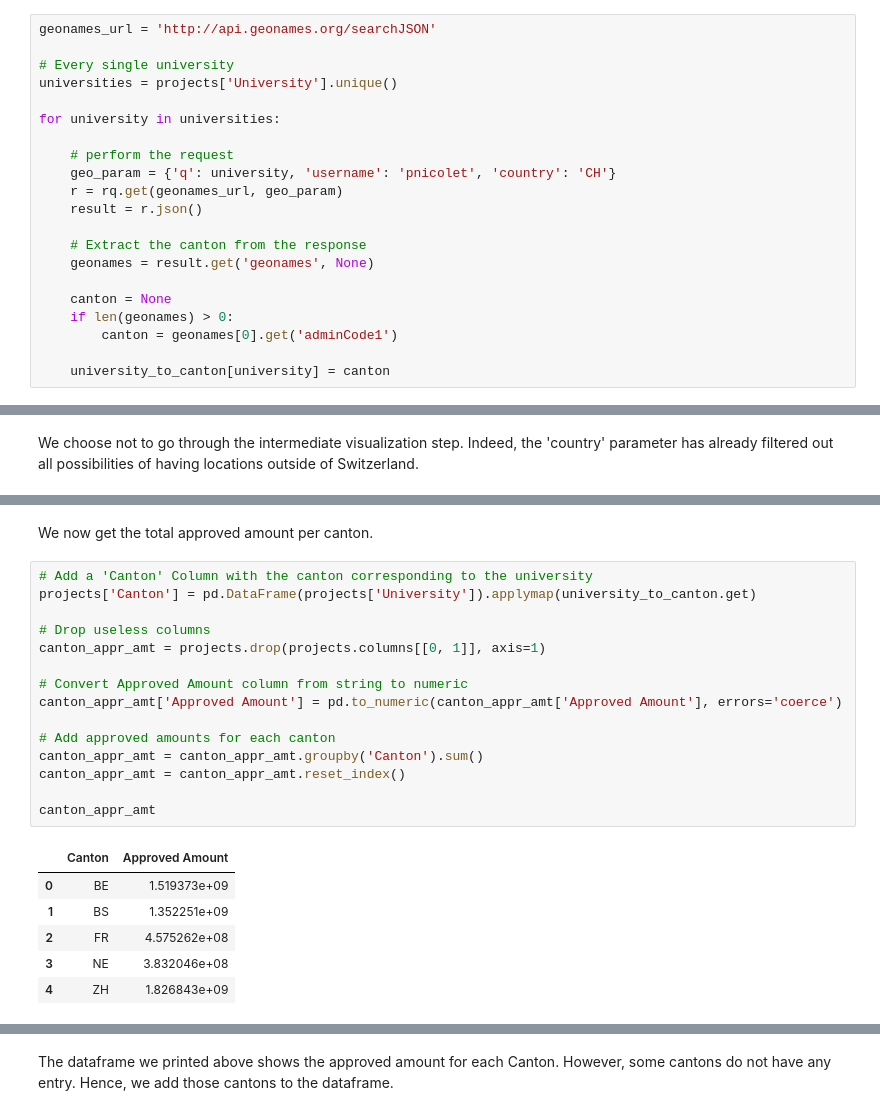
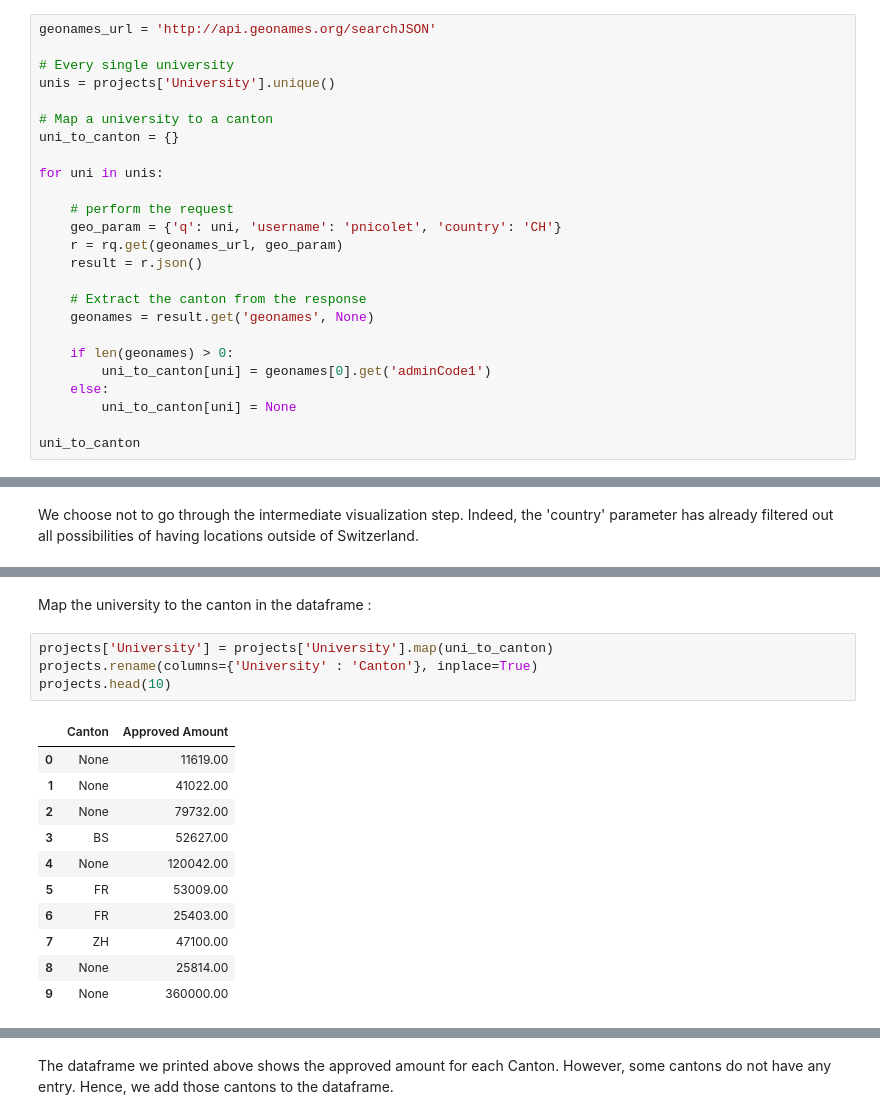
Before and after one commit to loistal/ADA_lab1, a Jupyter notebook: 03 - Interactive Viz/Grant Money Viz.ipynb, the cells around one changed output, grey strips where cells are left out. Drawn from its saved outputs; the diff is of its cells as text.

```diff
--- a/03 - Interactive Viz/Grant Money Viz.ipynb
+++ b/03 - Interactive Viz/Grant Money Viz.ipynb
@@ -90,23 +87,27 @@ Now we need to go from the University to the Canton name. For this purpose, we u
 geonames_url = 'http://api.geonames.org/searchJSON'
 
 # Every single university
-universities = projects['University'].unique()
+unis = projects['University'].unique()
 
-for university in universities:
+# Map a university to a canton
+uni_to_canton = {}
+
+for uni in unis:
 
     # perform the request
-    geo_param = {'q': university, 'username': 'pnicolet', 'country': 'CH'}
+    geo_param = {'q': uni, 'username': 'pnicolet', 'country': 'CH'}
     r = rq.get(geonames_url, geo_param)
     result = r.json()
 
     # Extract the canton from the response
     geonames = result.get('geonames', None)
 
-    canton = None
     if len(geonames) > 0:
-        canton = geonames[0].get('adminCode1')
+        uni_to_canton[uni] = geonames[0].get('adminCode1')
+    else:
+        uni_to_canton[uni] = None
 
-    university_to_canton[university] = canton
+uni_to_canton
 # %% [output]
 {'AO Research Institute - AORI': None,
  'Allergie- und Asthmaforschung - SIAF': None,
@@ -160,24 +131,18 @@ cantons_ids
-# %% [markdown]
-We now get the total approved amount per canton.
-# %%
-# Add a 'Canton' Column with the canton corresponding to the university
-projects['Canton'] = pd.DataFrame(projects['University']).applymap(university_to_canton.get)
-
-# Drop useless columns
-canton_appr_amt = projects.drop(projects.columns[[0, 1]], axis=1)
-
-# Convert Approved Amount column from string to numeric
-canton_appr_amt['Approved Amount'] = pd.to_numeric(canton_appr_amt['Approved Amount'], errors='coerce')
-
-# Add approved amounts for each canton
-canton_appr_amt = canton_appr_amt.groupby('Canton').sum()
-canton_appr_amt = canton_appr_amt.reset_index()
-
-canton_appr_amt
-# %% [output]
-|  | Canton | Approved Amount |
-| 0 | BE | 1.519373e+09 |
-| 1 | BS | 1.352251e+09 |
-| 2 | FR | 4.575262e+08 |
-| 3 | NE | 3.832046e+08 |
-| 4 | ZH | 1.826843e+09 |
+# %% [markdown]
+Map the university to the canton in the dataframe :
+# %%
+projects['University'] = projects['University'].map(uni_to_canton)
+projects.rename(columns={'University' : 'Canton'}, inplace=True)
+projects.head(10)
+# %% [output]
+|  | Canton | Approved Amount |
+| 0 | None | 11619.00 |
+| 1 | None | 41022.00 |
+| 2 | None | 79732.00 |
+| 3 | BS | 52627.00 |
+| 4 | None | 120042.00 |
+| 5 | FR | 53009.00 |
+| 6 | FR | 25403.00 |
+| 7 | ZH | 47100.00 |
+| 8 | None | 25814.00 |
+| 9 | None | 360000.00 |
```
Also changed, not shown: parts of 9 cells of this notebook.
